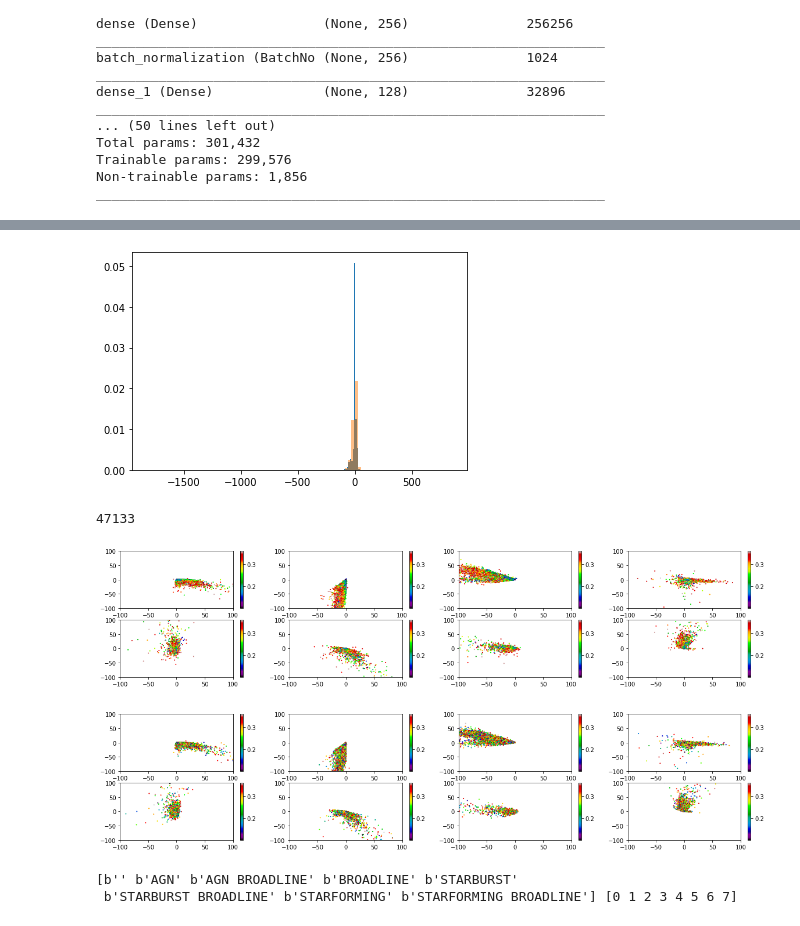
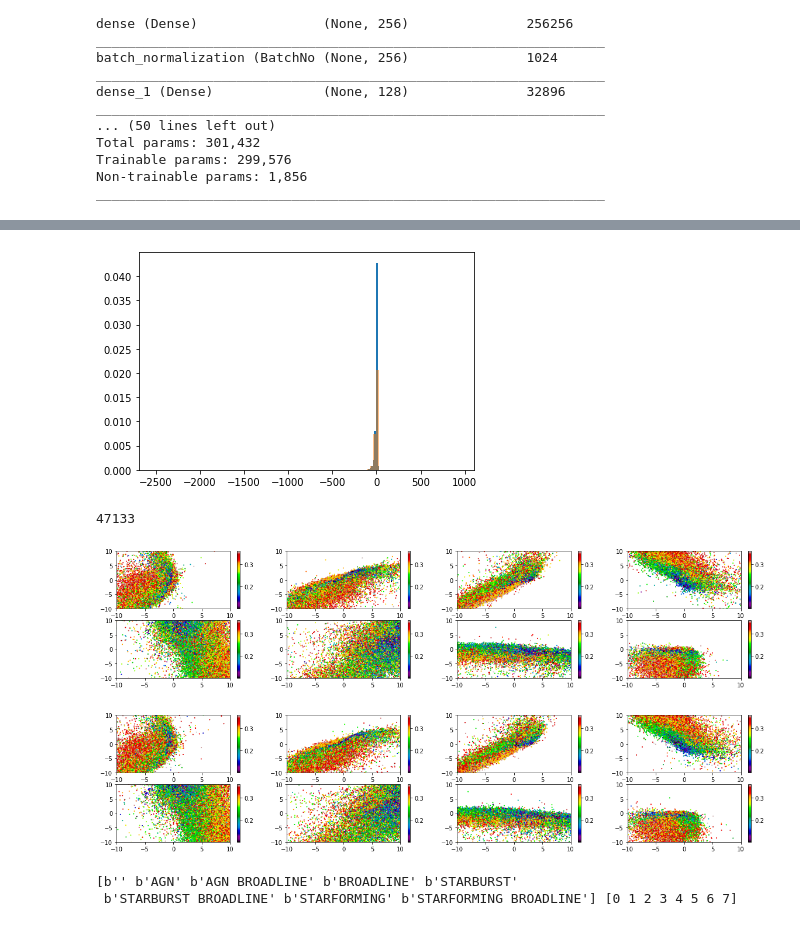
Before and after one commit to AlexGKim/SDSS_PAE, a Jupyter notebook: notebooks/AE_SDSS.ipynb, the cells around one changed output, grey strips where cells are left out. Saved outputs shown, nothing was run; the diff lists cells and outputs as text; code cells hidden in the pictures.

```diff
--- a/notebooks/AE_SDSS.ipynb
+++ b/notebooks/AE_SDSS.ipynb
@@ -72,7 +72,7 @@ fixed_num_bins  = 1000
 
 label           = 'galaxies_quasars_bins1000_wl3388-8318'
 label_          = label+'_minz005_maxz036_minSN50'
-label_2         = label+'_minz01_maxz036_minSN50'+'_8_fully_connected'
+label_2         = label+'_minz01_maxz036_minSN50'+'_8_fully_connected_nottrain'
 
 seed            = 8720
 
@@ -481,7 +507,7 @@ np.save(os.path.join(root_decoded,'decoded_%s.npy'%label_2),[decoded_train,decod
 _=plt.hist(encoded_valid.flatten(),bins=100,density=True)
 _=plt.hist(encoded_train.flatten(),bins=100,density=True, alpha=0.5)
 # %% [output]
-[figure, old version]
+[figure, new version]
 # %%
 len(encoded_valid)
 # %% [output]
@@ -489,26 +515,26 @@ len(encoded_valid)
 # %%
 fig, ax = plt.subplots(2,4, figsize=(20,4))
 ax=ax.flatten()
 for ii in range(latent_dim):
     jj= (ii+1)%latent_dim
     im = ax[ii].scatter(encoded_valid[:,ii],encoded_valid[:,jj],c=valid_params, cmap='nipy_spectral',s=1)
     plt.colorbar(im, ax=ax[ii])
-    ax[ii].set_xlim(-100,100)
-    ax[ii].set_ylim(-100,100)
+    ax[ii].set_xlim(-10,10)
+    ax[ii].set_ylim(-10,10)
 plt.show()
 
 fig, ax = plt.subplots(2,4, figsize=(20,4))
 ax=ax.flatten()
 for ii in range(latent_dim):
     jj= (ii+1)%latent_dim
-    im = ax[ii].scatter(encoded_train[:47000,ii],encoded_train[:47000,jj],c=valid_params[:47000], cmap='nipy_spectral',s=1)
+    im = ax[ii].scatter(encoded_train[:47000,ii],encoded_train[:47000,jj],c=train_params[:47000], cmap='nipy_spectral',s=1)
     plt.colorbar(im, ax=ax[ii])
-    ax[ii].set_xlim(-100,100)
-    ax[ii].set_ylim(-100,100)
+    ax[ii].set_xlim(-10,10)
+    ax[ii].set_ylim(-10,10)
 plt.show()
 # %% [output]
-[figure, old version]
+[figure, new version]
-[figure, old version]
+[figure, new version]
 # %%
 from sklearn import preprocessing
 le = preprocessing.LabelEncoder()
```
Also changed, not shown: parts of 11 cells of this notebook.
